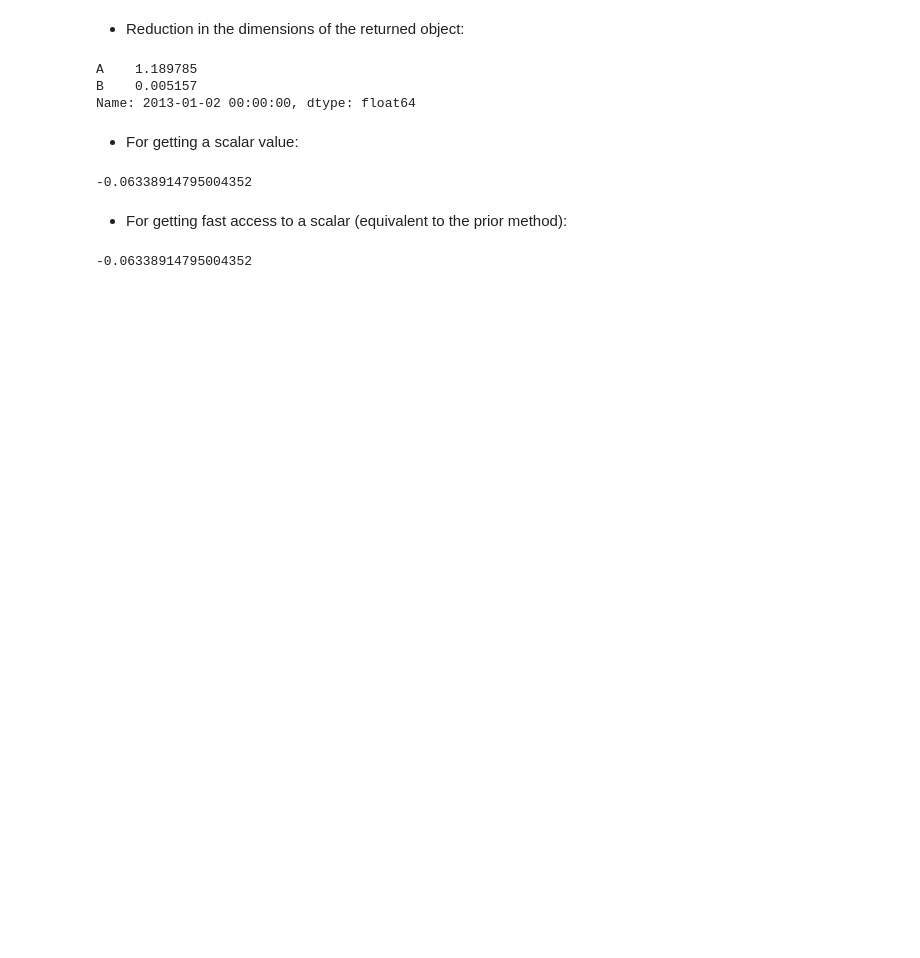
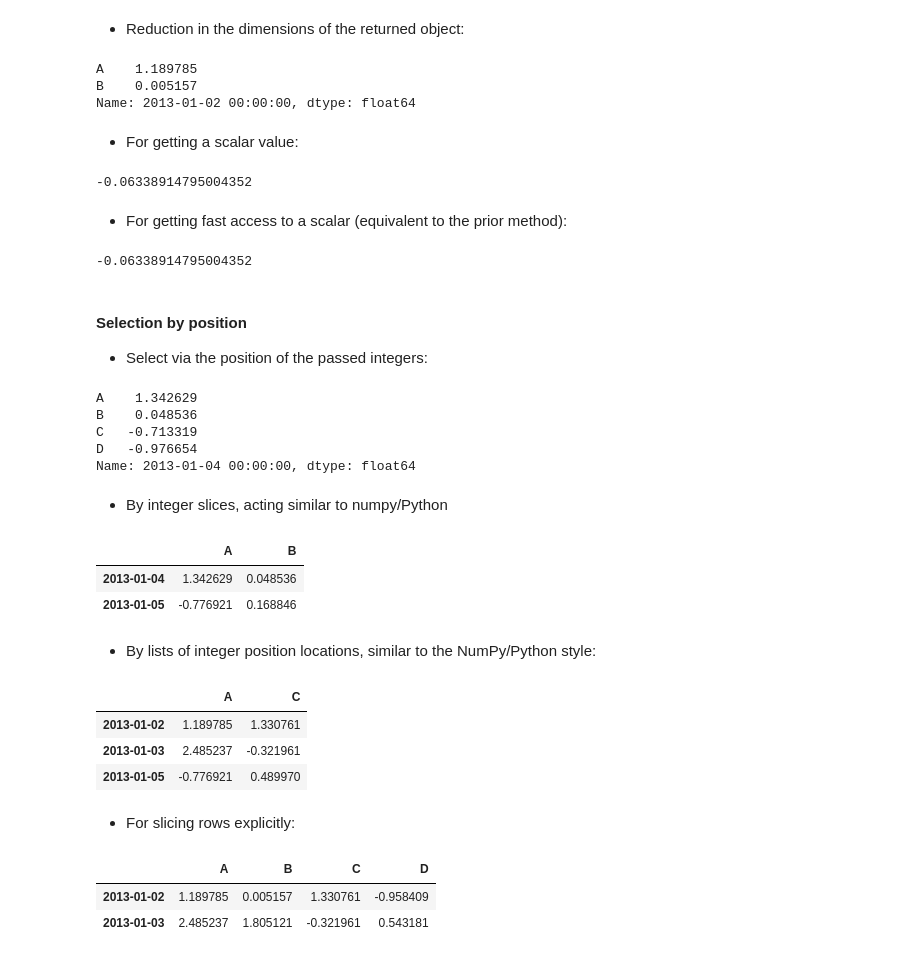
Before and after one commit to ZhangNingSAU/Spring-2021-CSCI-480-Machine-Learning, a Jupyter notebook: Slides/00_Python_Basics.ipynb, the cells around one changed output. Cells and saved outputs as stored; diff of their text form; code cells hidden in the pictures; blank space fills up the shorter version.

```diff
--- a/Slides/00_Python_Basics.ipynb
+++ b/Slides/00_Python_Basics.ipynb
@@ -1225,3 +1225,39 @@ df.loc[dates[0], "A"]
 df.at[dates[0], "A"]
 # %% [output]
 -0.06338914795004352
+# %% [markdown]
+#### Selection by position
++ Select via the position of the passed integers:
+# %%
+df.iloc[3]
+# %% [output]
+A    1.342629
+B    0.048536
+C   -0.713319
+D   -0.976654
+Name: 2013-01-04 00:00:00, dtype: float64
+# %% [markdown]
++ By integer slices, acting similar to numpy/Python
+# %%
+df.iloc[3:5, 0:2]
+# %% [output]
+|  | A | B |
+| 2013-01-04 | 1.342629 | 0.048536 |
+| 2013-01-05 | -0.776921 | 0.168846 |
+# %% [markdown]
++ By lists of integer position locations, similar to the NumPy/Python style:
+# %%
+df.iloc[[1, 2, 4], [0, 2]]
+# %% [output]
+|  | A | C |
+| 2013-01-02 | 1.189785 | 1.330761 |
+| 2013-01-03 | 2.485237 | -0.321961 |
+| 2013-01-05 | -0.776921 | 0.489970 |
+# %% [markdown]
++ For slicing rows explicitly:
+# %%
+df.iloc[1:3, :]
+# %% [output]
+|  | A | B | C | D |
+| 2013-01-02 | 1.189785 | 0.005157 | 1.330761 | -0.958409 |
+| 2013-01-03 | 2.485237 | 1.805121 | -0.321961 | 0.543181 |
```
Also changed, not shown: parts of 6 cells of this notebook.
